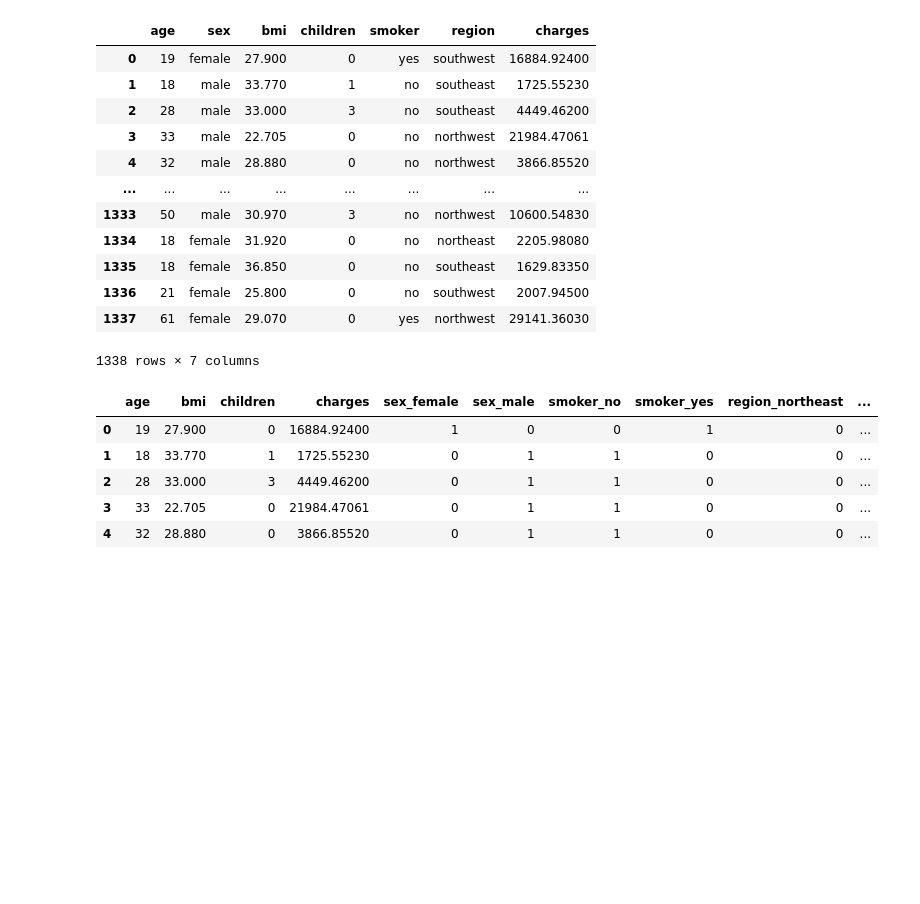
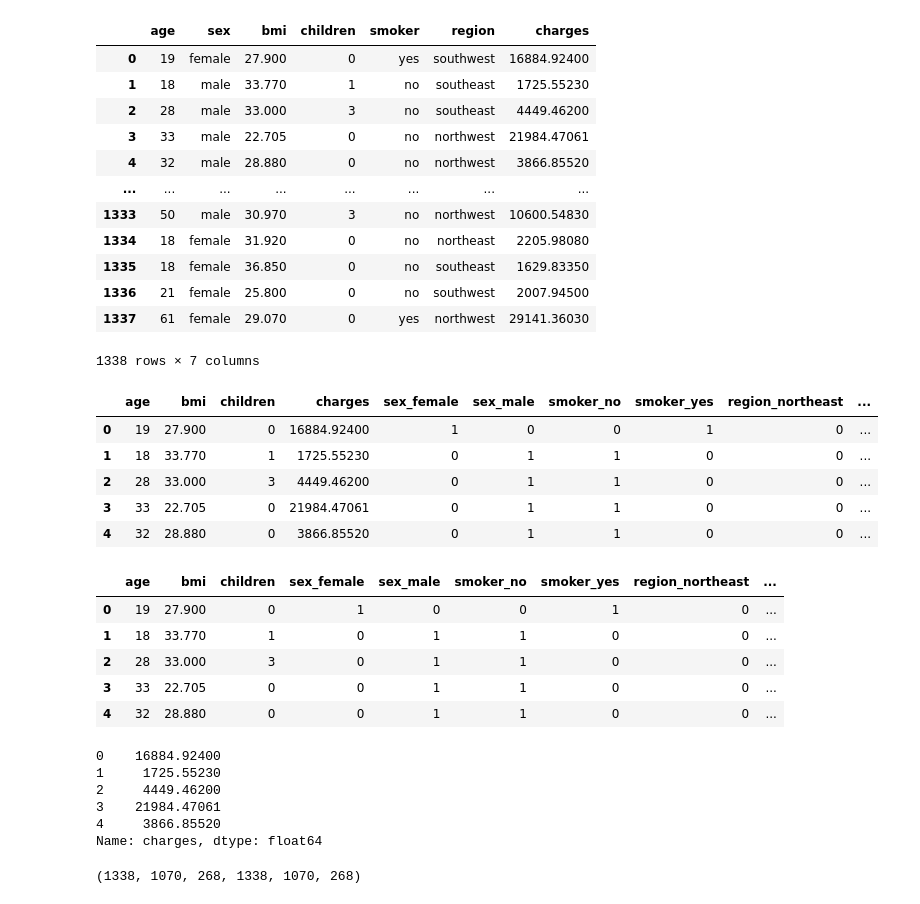
Before and after one commit to jacob7123/TensorFlow, a Jupyter notebook: 01_neural_network_regression_with_tensorflow.ipynb, the cells around one changed output. Saved outputs shown, nothing was run; the diff lists cells and outputs as text; code cells hidden in the pictures; blank space fills up the shorter version.

```diff
--- a/01_neural_network_regression_with_tensorflow.ipynb
+++ b/01_neural_network_regression_with_tensorflow.ipynb
@@ -904,0 +905,27 @@ insurance_one_hot.head()
+# %%
+# View X
+X.head()
+# %% [output]
+|  | age | bmi | children | sex_female | sex_male | smoker_no | smoker_yes | region_northeast | ... |
+| 0 | 19 | 27.900 | 0 | 1 | 0 | 0 | 1 | 0 | ... |
+| 1 | 18 | 33.770 | 1 | 0 | 1 | 1 | 0 | 0 | ... |
+| 2 | 28 | 33.000 | 3 | 0 | 1 | 1 | 0 | 0 | ... |
+| 3 | 33 | 22.705 | 0 | 0 | 1 | 1 | 0 | 0 | ... |
+| 4 | 32 | 28.880 | 0 | 0 | 1 | 1 | 0 | 0 | ... |
+# %%
+# View y
+y.head()
+# %% [output]
+0    16884.92400
+1     1725.55230
+2     4449.46200
+3    21984.47061
+4     3866.85520
+Name: charges, dtype: float64
+# %%
+# Create training and test sets
+from sklearn.model_selection import train_test_split
+X_train, X_test, y_train, y_test = train_test_split(X, y, test_size = 0.2, random_state = 42)
+len(X), len(X_train), len(X_test), len(y), len(y_train), len(y_test)
+# %% [output]
+(1338, 1070, 268, 1338, 1070, 268)
```
Also changed, not shown: parts of 17 cells of this notebook.
